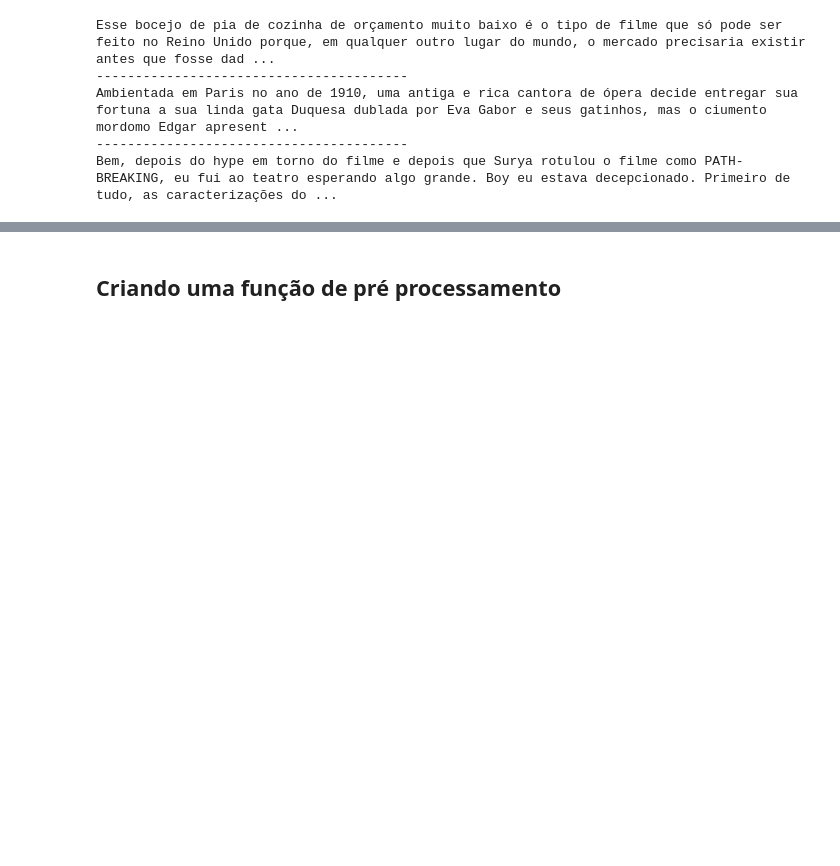
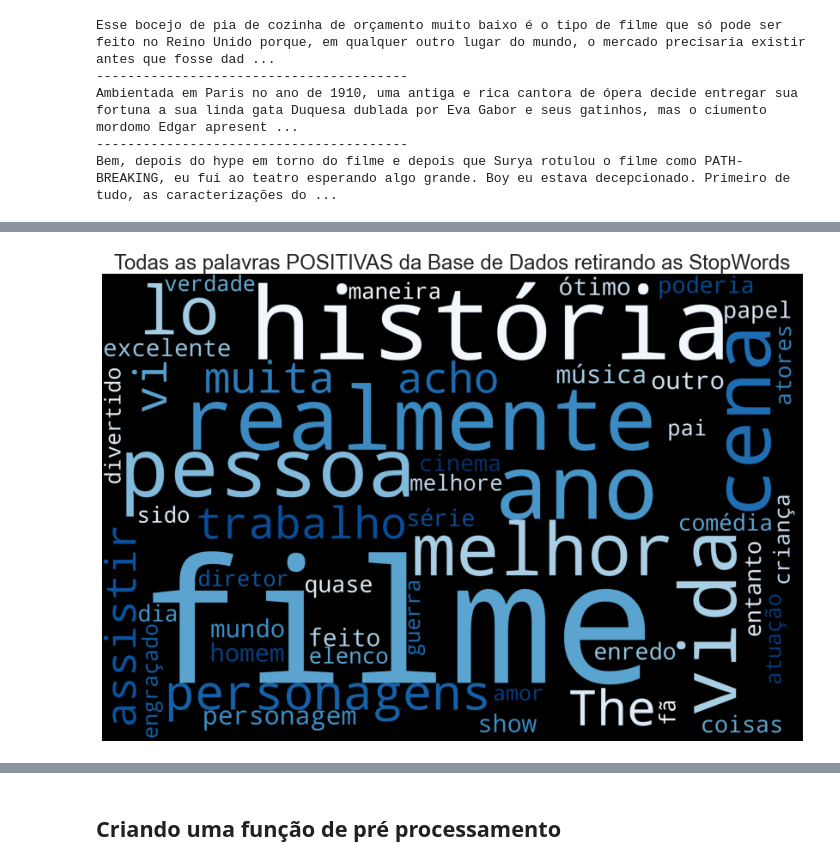
Before and after one commit to hgf777-br/trabalho-final---PLN, a Jupyter notebook: TrabalhoFinal_NLP.ipynb, the cells around one changed output, grey strips where cells are left out. Saved outputs shown, nothing was run; the diff lists cells and outputs as text; code cells hidden in the pictures; blank space fills up the shorter version.

```diff
--- a/TrabalhoFinal_NLP.ipynb
+++ b/TrabalhoFinal_NLP.ipynb
@@ -236,3 +240,5 @@ Bem, depois do hype em torno do filme e depois que Surya rotulou o filme como PA
 # %%
 # criando um texto completo com todas as críticas
 texto_completo = " ".join([texto for texto in df.texto])
+texto_completo_pos = " ".join([texto for texto in df[df.sentimento == 'pos'].texto])
+texto_completo_neg = " ".join([texto for texto in df[df.sentimento == 'neg'].texto])
@@ -248,0 +264,11 @@ plt.show()
+# %%
+# criando uma wordcloud de todas as palavra sem as stopwords
+wordcloud = wd.WordCloud(width = 3000, height = 2000, max_words=50, random_state=42, background_color='black', colormap='Blues', collocations=False, stopwords = stops).generate(texto_completo_pos)
+
+plt.figure(figsize=(20, 10))
+plt.title("Todas as palavras POSITIVAS da Base de Dados retirando as StopWords", fontdict={'fontsize':24})
+plt.imshow(wordcloud)
+plt.axis("off");
+plt.show()
+# %% [output]
+[figure, added]
```
Also changed, not shown: parts of 49 cells of this notebook, 1 other file.
